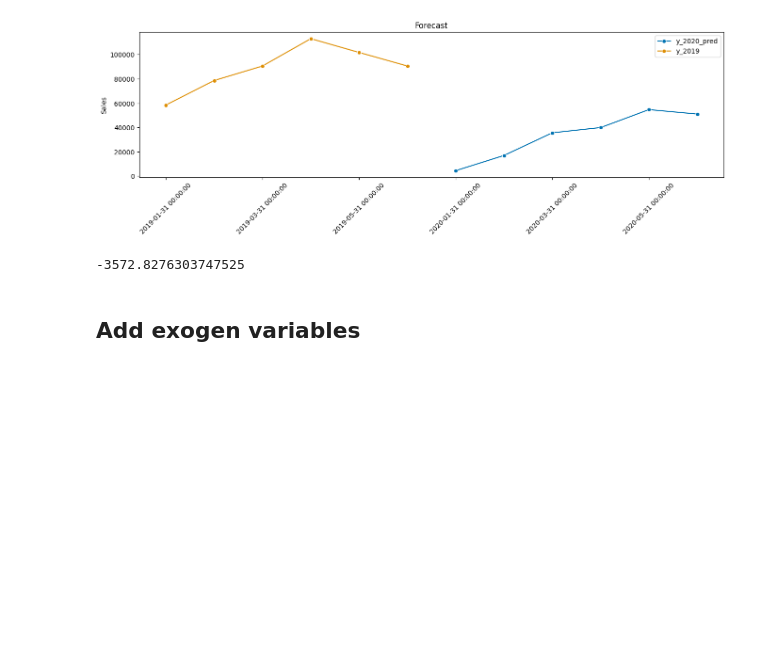
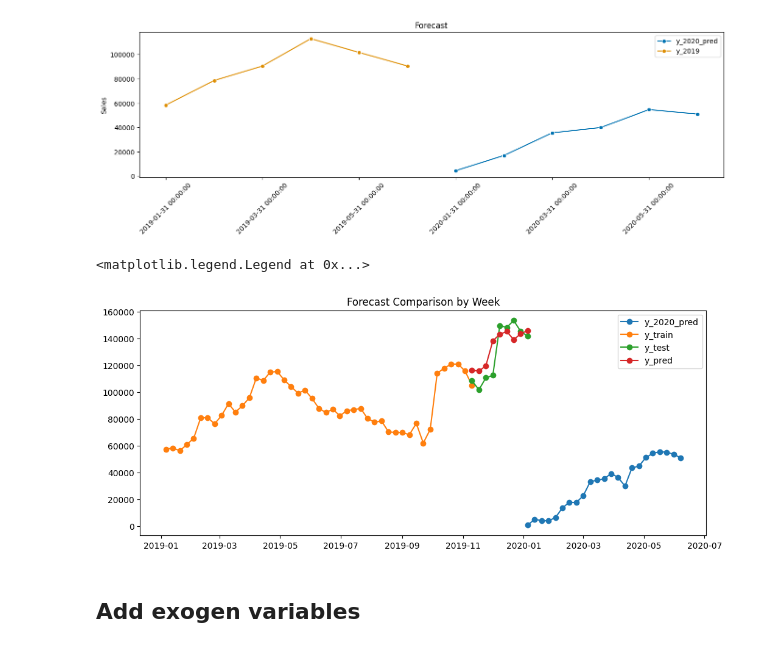
Before and after one commit to AllDataers/SalesPredictionGroupe4, a Jupyter notebook: notebooks/ml_prediction.ipynb, the cells around one changed output. Saved outputs shown, nothing was run; the diff lists cells and outputs as text; code cells hidden in the pictures; blank space fills up the shorter version.

```diff
--- a/notebooks/ml_prediction.ipynb
+++ b/notebooks/ml_prediction.ipynb
@@ -420,10 +452,18 @@ plt.xticks(rotation=45)
 fig.subplots_adjust(hspace=0.5)
 # %% [output]
 [figure]
-# %%
-(X_test-y_pred).mean()
-# %% [output]
--3572.8276303747525
+# %%
+fig, ax = plt.subplots(1, figsize=plt.figaspect(.4))
+ax.plot(y_2020_pred.resample('W').mean(), label="y_2020_pred", marker="o")
+ax.plot(X_train.resample('W').mean(), label="y_train", marker="o")
+ax.plot(X_test.resample('W').mean(), label="y_test", marker="o")
+ax.plot(y_pred.resample('W').mean(), label="y_pred", marker="o")
+plt.title("Forecast Comparison by Week")
+ax.legend()
+# plot_series(X_train.resample('M').mean(), X_test.resample('W').mean(), y_pred.resample('W').mean(), y_2020_pred.resample('W').mean(), labels=["y_train", "y_test", "y_pred", "y_2020_pred"])
+# %% [output]
+<matplotlib.legend.Legend at 0x...>
+[figure, added]
 # %% [markdown]
 ## Add exogen variables
 # %%
```
Also changed, not shown: parts of 13 cells of this notebook, 6 other files.
